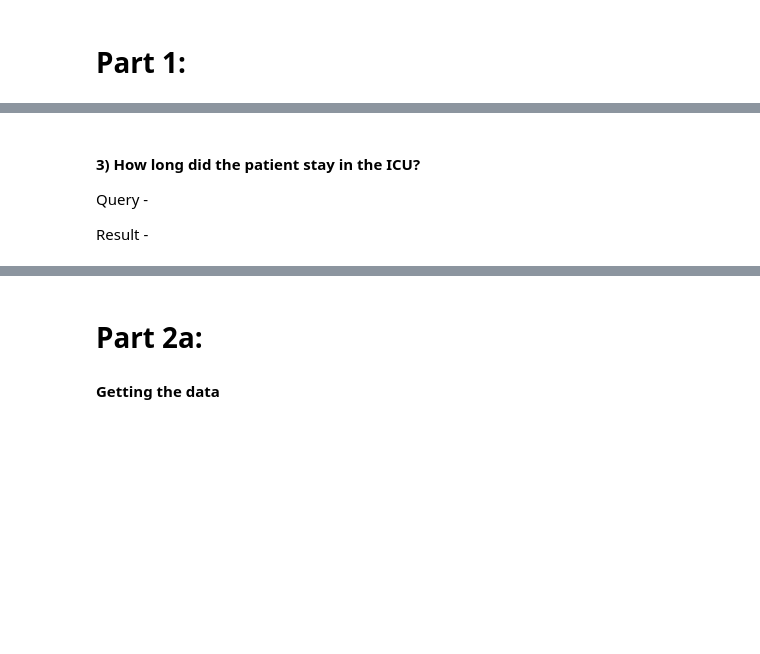
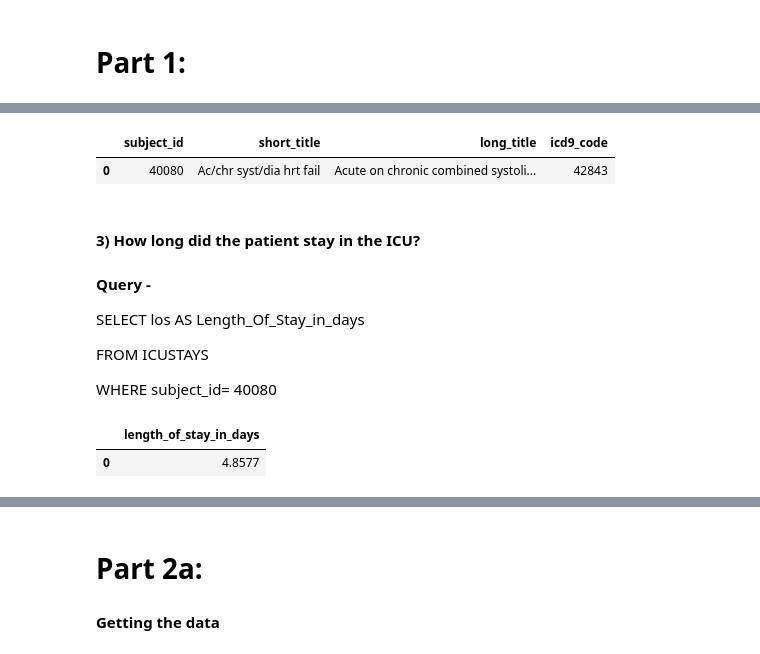
Before and after one commit to mathurp/ML_for_health, a Jupyter notebook: ML_for_health.ipynb, the cells around one changed output, grey strips where cells are left out. Cells and saved outputs as stored; diff of their text form; code cells hidden in the pictures; blank space fills up the shorter version.

```diff
--- a/ML_for_health.ipynb
+++ b/ML_for_health.ipynb
@@ -19,9 +39,23 @@ Result -
+# %%
+Result-
+# %% [output]
+|  | subject_id | short_title | long_title | icd9_code |
+| 0 | 40080 | Ac/chr syst/dia hrt fail | Acute on chronic combined systoli... | 42843 |
 # %% [markdown]
 #### 3) How long did the patient stay in the ICU?
 
-Query -
+#### Query -
 
-Result -
+SELECT los AS Length_Of_Stay_in_days
+
+FROM ICUSTAYS
+
+WHERE subject_id= 40080
+# %%
+Result-
+# %% [output]
+|  | length_of_stay_in_days |
+| 0 | 4.8577 |
 # %% [markdown]
 #### 4) According to the discharge report, what was her condition when she was discharged?
 
```
Also changed, not shown: parts of 44 cells of this notebook.
